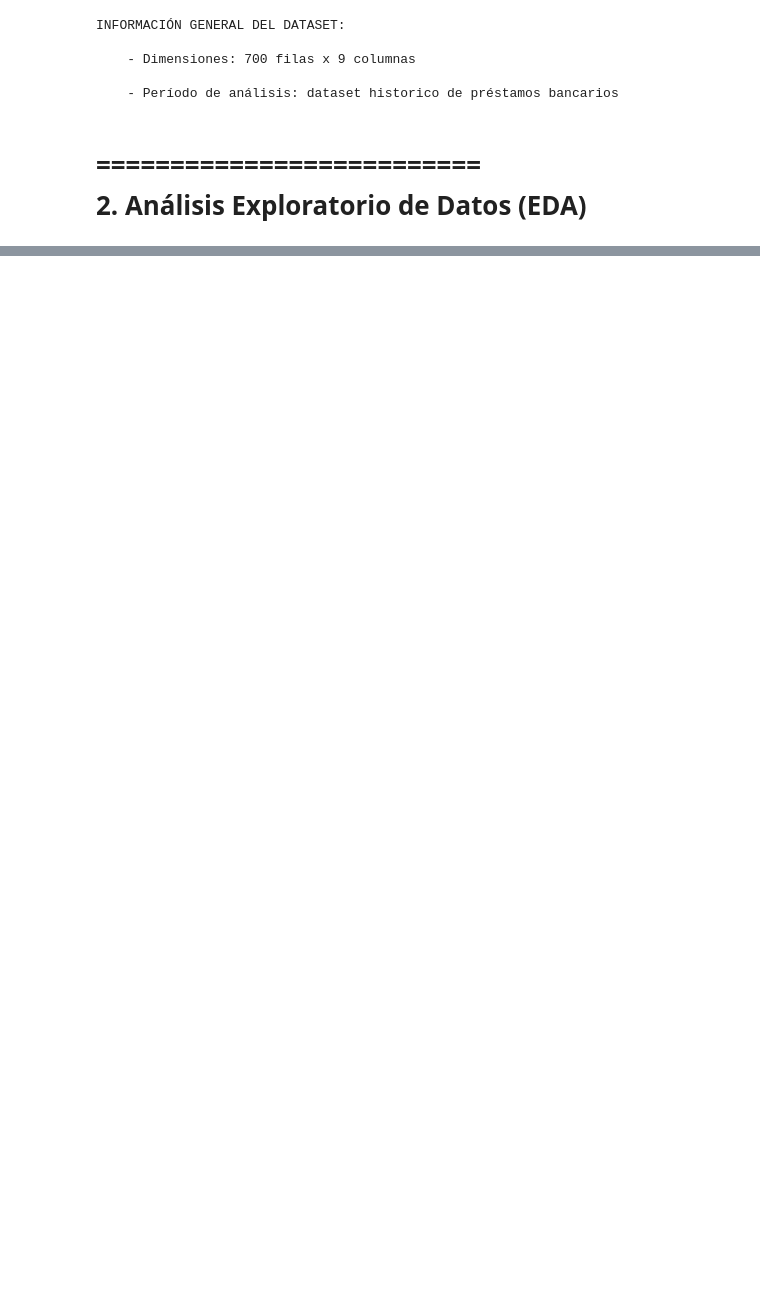
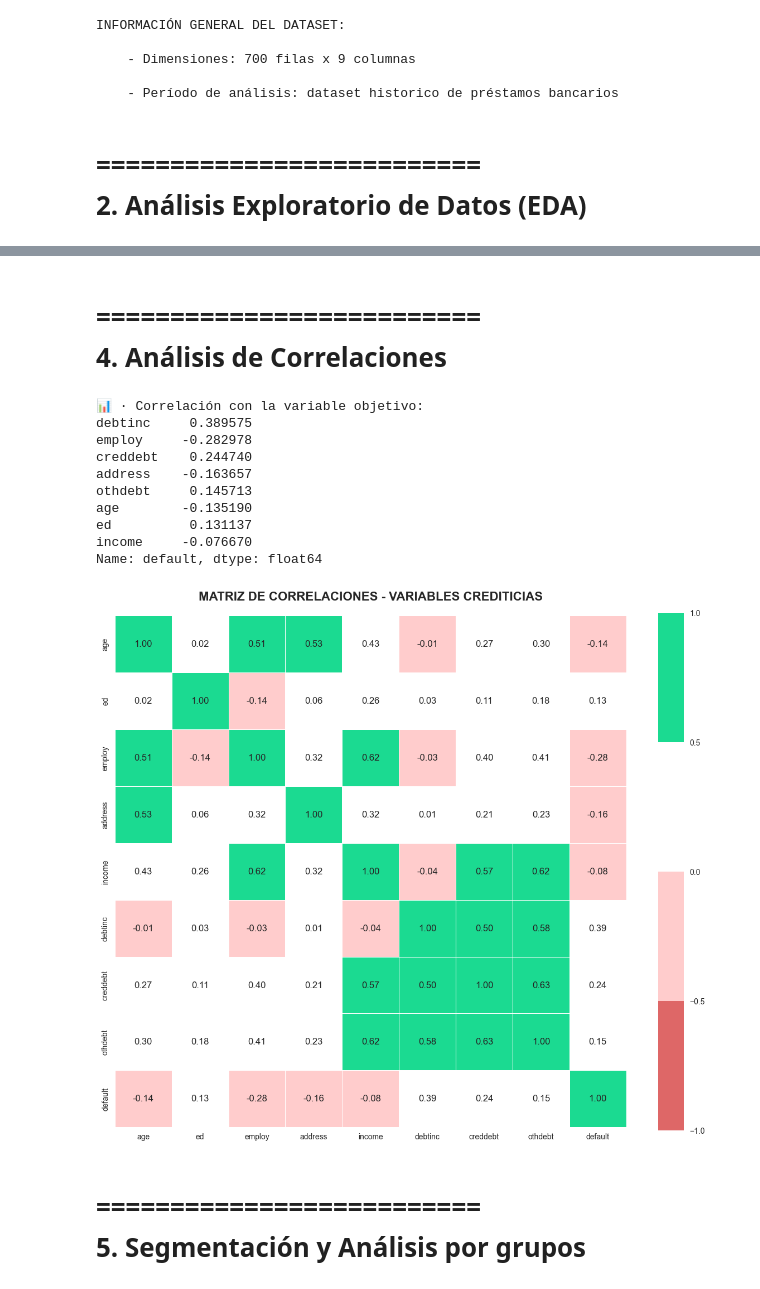
Before and after one commit to beyondAnalysIs/bank_loan, a Jupyter notebook: bank_loan_report.ipynb, the cells around one changed output, grey strips where cells are left out. Drawn from its saved outputs; the diff is of its cells as text; code cells hidden in the pictures; blank space fills up the shorter version.

```diff
--- a/bank_loan_report.ipynb
+++ b/bank_loan_report.ipynb
@@ -56,0 +213,56 @@ INFORMACIÓN GENERAL DEL DATASET:
+# %% [markdown]
+==========================
+    4. Análisis de Correlaciones
+=============================
+# %%
+# Matriz de correlaciones
+numeric_cols = ['age', 'ed', 'employ', 'address', 'income', 'debtinc', 'creddebt', 'othdebt', 'default']
+correlation_matrix = df[numeric_cols].corr()
+default_correlation = correlation_matrix['default'].sort_values(key=abs,ascending=False)
+# excluir la correlación con sí mismo
+print(f'''
+    \n📊 · Correlación con la variable objetivo: \n{default_correlation[1:]}\n
+''')
+
+# colormap personalizado
+# puntos de corte
+colors=['#de6767','#ffcccc','white','#ccffcc', "#1bda91"]
+bounds = [-1, -.5, 0, .5, 1]
+cmap = mcolors.ListedColormap(colors)
+norm = mcolors.BoundaryNorm(bounds, cmap.N)
+
+# Gráfico de correlaciones
+plt.figure(figsize=(12, 10))
+sns.heatmap(
+    correlation_matrix,
+    annot=True,
+    cmap=cmap,
+    norm=norm,
+    fmt=".2f",
+    linewidths=.5,
+    cbar=True,
+    square=True,
+    annot_kws={"size": 12}
+)
+plt.title(
+    'MATRIZ DE CORRELACIONES - VARIABLES CREDITICIAS',
+    fontsize=16, fontweight='bold', pad=20
+)
+plt.tight_layout()
+plt.show()
+# %% [output]
+📊 · Correlación con la variable objetivo:
+debtinc     0.389575
+employ     -0.282978
+creddebt    0.244740
+address    -0.163657
+othdebt     0.145713
+age        -0.135190
+ed          0.131137
+income     -0.076670
+Name: default, dtype: float64
+[figure, added]
+# %% [markdown]
+==========================
+    5. Segmentación y Análisis por grupos
+=============================
```
Also changed, not shown: parts of 12 cells of this notebook, 1 other file.
